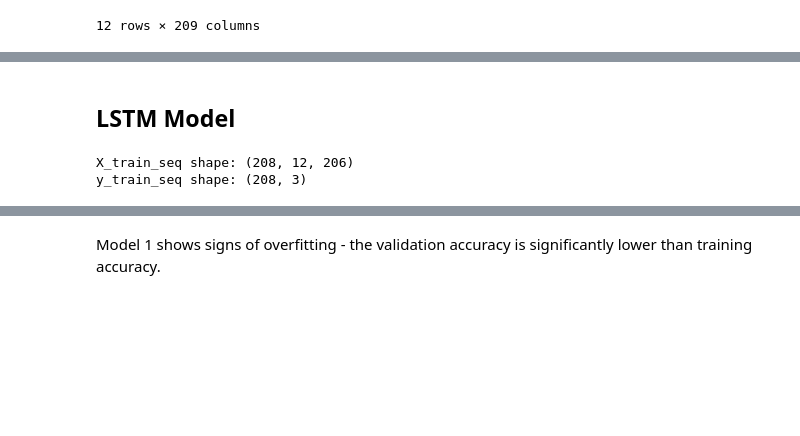
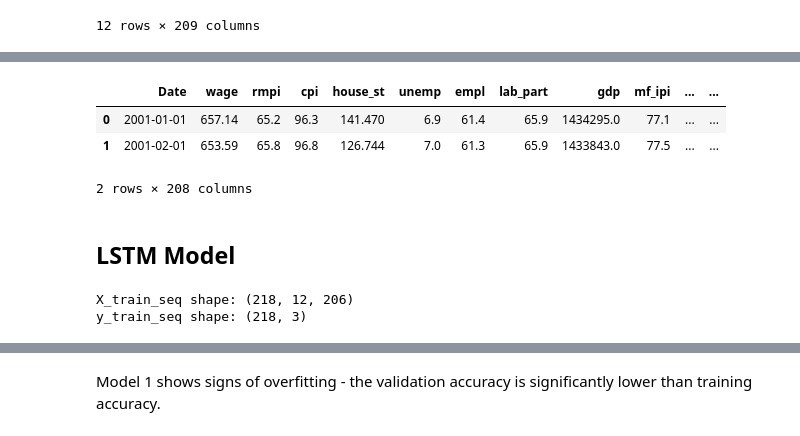
Before and after one commit to FleaBusyBeeBergs/dtsa5511-final-project, a Jupyter notebook: dtsa5511_final_project.ipynb, the cells around one changed output, grey strips where cells are left out. Drawn from its saved outputs; the diff is of its cells as text; code cells hidden in the pictures; blank space fills up the shorter version.

```diff
--- a/dtsa5511_final_project.ipynb
+++ b/dtsa5511_final_project.ipynb
@@ -947,6 +947,3 @@ ml_df[ml_df.isna().any(axis = 1)]
 | 10 | 10 | 2001-11-01 | 659.72 | 55.9 | 97.2 | 151.972 | 7.5 | 61.1 | 66.0 | 1449065.0 | ... | ... |
 | 11 | 11 | 2001-12-01 | 660.40 | 55.3 | 97.4 | 155.229 | 8.1 | 60.9 | 66.2 | 1447511.0 | ... | ... |
 12 rows × 209 columns
-# %%
-ml_df = ml_df.dropna()
-ml_df.describe()
@@ -964,3 +950,14 @@ ml_df.describe()
+# %%
+ml_df.drop(columns = 'index',
+           inplace = True)
+
+
+ml_df.head(2)
+# %% [output]
+|  | Date | wage | rmpi | cpi | house_st | unemp | empl | lab_part | gdp | mf_ipi | ... | ... |
+| 0 | 2001-01-01 | 657.14 | 65.2 | 96.3 | 141.470 | 6.9 | 61.4 | 65.9 | 1434295.0 | 77.1 | ... | ... |
+| 1 | 2001-02-01 | 653.59 | 65.8 | 96.8 | 126.744 | 7.0 | 61.3 | 65.9 | 1433843.0 | 77.5 | ... | ... |
+2 rows × 208 columns
 # %% [markdown]
 ## LSTM Model
 # %%
@@ -1011,8 +1008,8 @@ X_test_seq, y_test_seq = create_sequences(X_test,
 print('X_train_seq shape:', X_train_seq.shape)
 print('y_train_seq shape:', y_train_seq.shape)
 # %% [output]
-X_train_seq shape: (208, 12, 206)
-y_train_seq shape: (208, 3)
+X_train_seq shape: (218, 12, 206)
+y_train_seq shape: (218, 3)
 # %%
  # imbalanced class weights
 weights = class_weight.compute_class_weight(class_weight = 'balanced',
```
Also changed, not shown: parts of 5 cells of this notebook.
